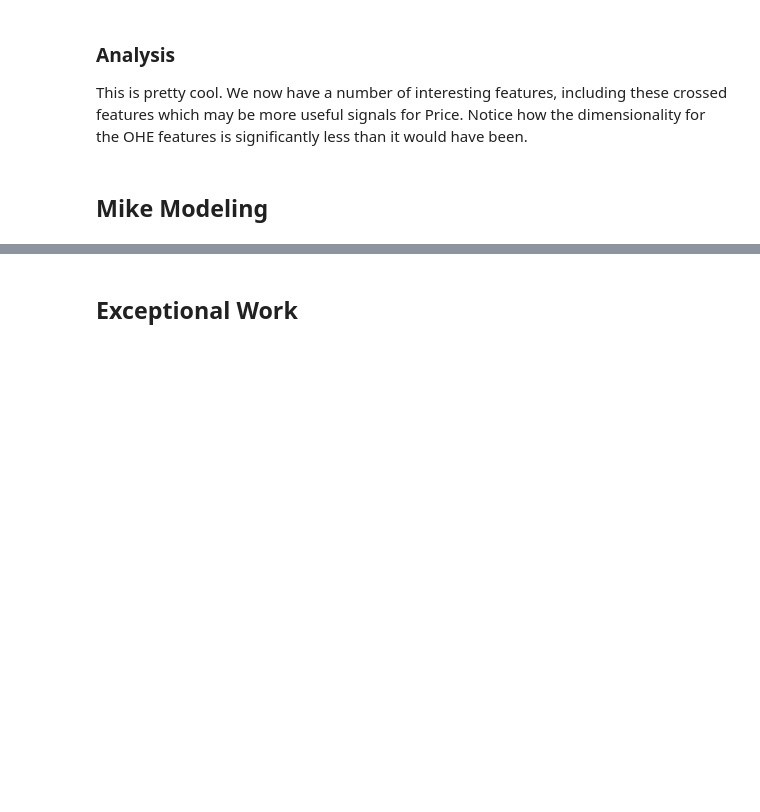
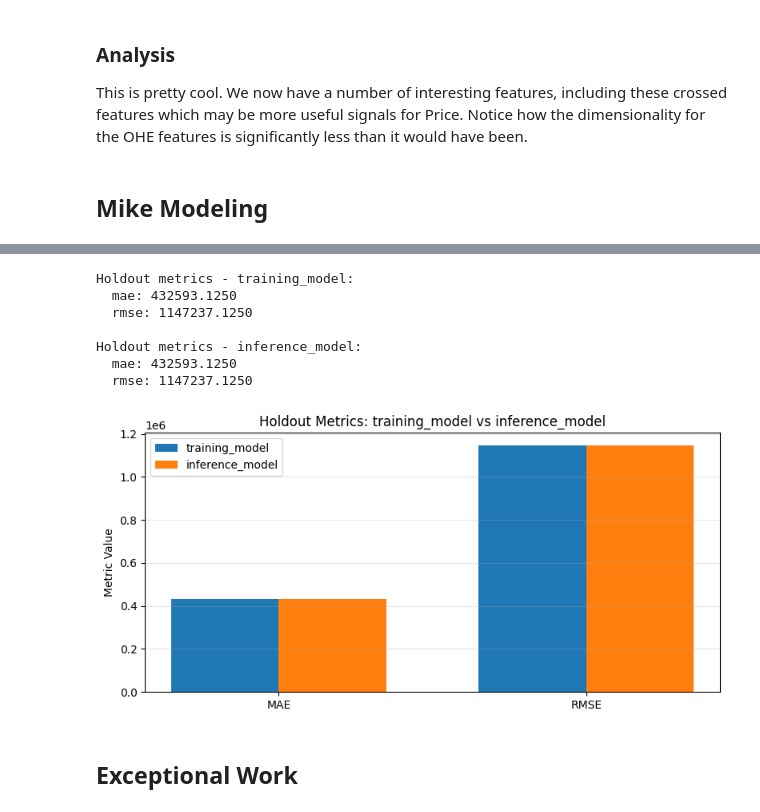
Before and after one commit to kdmatsson/CS-7324-Machine-Learning-in-Python, a Jupyter notebook: Lab_5_Folder/Lab_5.ipynb, the cells around one changed output, grey strips where cells are left out. Drawn from its saved outputs; the diff is of its cells as text; code cells hidden in the pictures; blank space fills up the shorter version.

```diff
--- a/Lab_5_Folder/Lab_5.ipynb
+++ b/Lab_5_Folder/Lab_5.ipynb
@@ -1027,22 +1027,14 @@ Model: "functional_2"
 # %%
 # Re-compile before fit to ensure a fresh optimizer state after graph/name edits.
-# For regression, define "accuracy" as predictions within 10% relative error.
-def within_10pct_accuracy(y_true, y_pred):
-    y_true = tf.cast(y_true, tf.float32)
-    y_pred = tf.cast(y_pred, tf.float32)
-    denom = tf.maximum(tf.abs(y_true), 1.0)
-    rel_err = tf.abs(y_true - y_pred) / denom
-    return tf.reduce_mean(tf.cast(rel_err <= 0.10, tf.float32))
-
+# Primary regression metrics: MAE and RMSE.
 training_model.compile(
     optimizer=keras.optimizers.Adam(),
     loss="mse",
     metrics=[
-        keras.metrics.MeanMetricWrapper(within_10pct_accuracy, name="accuracy"),
         "mae",
         keras.metrics.RootMeanSquaredError(name="rmse"),
     ]
- )
+)
 
 history = training_model.fit(
     preprocessed_ds_train, epochs=30, validation_data=preprocessed_ds_test, verbose=2
@@ -1099,2 +1091,68 @@ plt.show()
+# %%
+# Compare holdout performance: training_model (encoded input path) vs inference_model (raw input path).
+# Compute MAE/RMSE directly from predictions to avoid metric-name differences across TF/Keras versions.
+y_true = y_test.to_numpy().reshape(-1)
+
+y_pred_train = training_model.predict(preprocessed_ds_test, verbose=0).reshape(-1)
+
+# Ensure raw dict inputs match inference_model's expected per-feature shape: (batch, 1).
+def _reshape_for_inference(feature_dict, target):
+    reshaped = {}
+    for k, v in feature_dict.items():
+        reshaped[k] = tf.expand_dims(v, axis=-1) if len(v.shape) == 1 else v
+    return reshaped, target
+
+ds_test_for_inference = ds_test.map(_reshape_for_inference, num_parallel_calls=tf.data.AUTOTUNE)
+ds_test_for_inference = ds_test_for_inference.prefetch(tf.data.AUTOTUNE)
+
+y_pred_infer = inference_model.predict(ds_test_for_inference, verbose=0).reshape(-1)
+
+train_results = {
+    "mae": float(np.mean(np.abs(y_true - y_pred_train))),
+    "rmse": float(np.sqrt(np.mean((y_true - y_pred_train) ** 2))),
+}
+infer_results = {
+    "mae": float(np.mean(np.abs(y_true - y_pred_infer))),
+    "rmse": float(np.sqrt(np.mean((y_true - y_pred_infer) ** 2))),
+}
+
+print("Holdout metrics - training_model:")
+for k, v in train_results.items():
+    print(f"  {k}: {v:.4f}")
+
+print("\nHoldout metrics - inference_model:")
+for k, v in infer_results.items():
+    print(f"  {k}: {v:.4f}")
+
+# Plot MAE and RMSE comparison across both models on holdout data.
+metrics_to_plot = ["mae", "rmse"]
+x = np.arange(len(metrics_to_plot))
+width = 0.35
+
+train_vals = [train_results[m] for m in metrics_to_plot]
+infer_vals = [infer_results[m] for m in metrics_to_plot]
+
+fig, ax = plt.subplots(figsize=(8, 4))
+ax.bar(x - width / 2, train_vals, width, label="training_model")
+ax.bar(x + width / 2, infer_vals, width, label="inference_model")
+
+ax.set_xticks(x)
+ax.set_xticklabels([m.upper() for m in metrics_to_plot])
+ax.set_ylabel("Metric Value")
+ax.set_title("Holdout Metrics: training_model vs inference_model")
+ax.legend()
+ax.grid(True, axis="y", alpha=0.3)
+
+plt.tight_layout()
+plt.show()
+# %% [output]
+Holdout metrics - training_model:
+  mae: 432593.1250
+  rmse: 1147237.1250
+
+Holdout metrics - inference_model:
+  mae: 432593.1250
+  rmse: 1147237.1250
+[figure, added]
 # %% [markdown]
 ## Exceptional Work
```
Also changed, not shown: parts of 3 cells of this notebook.
